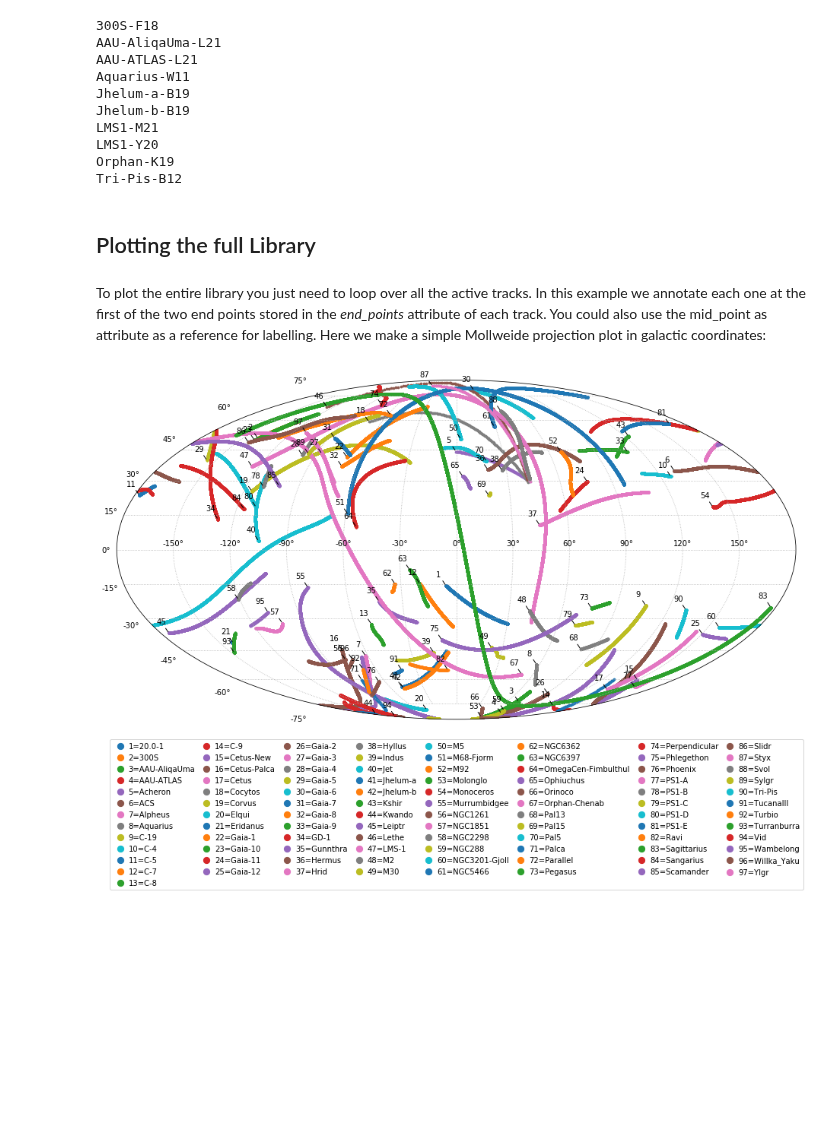
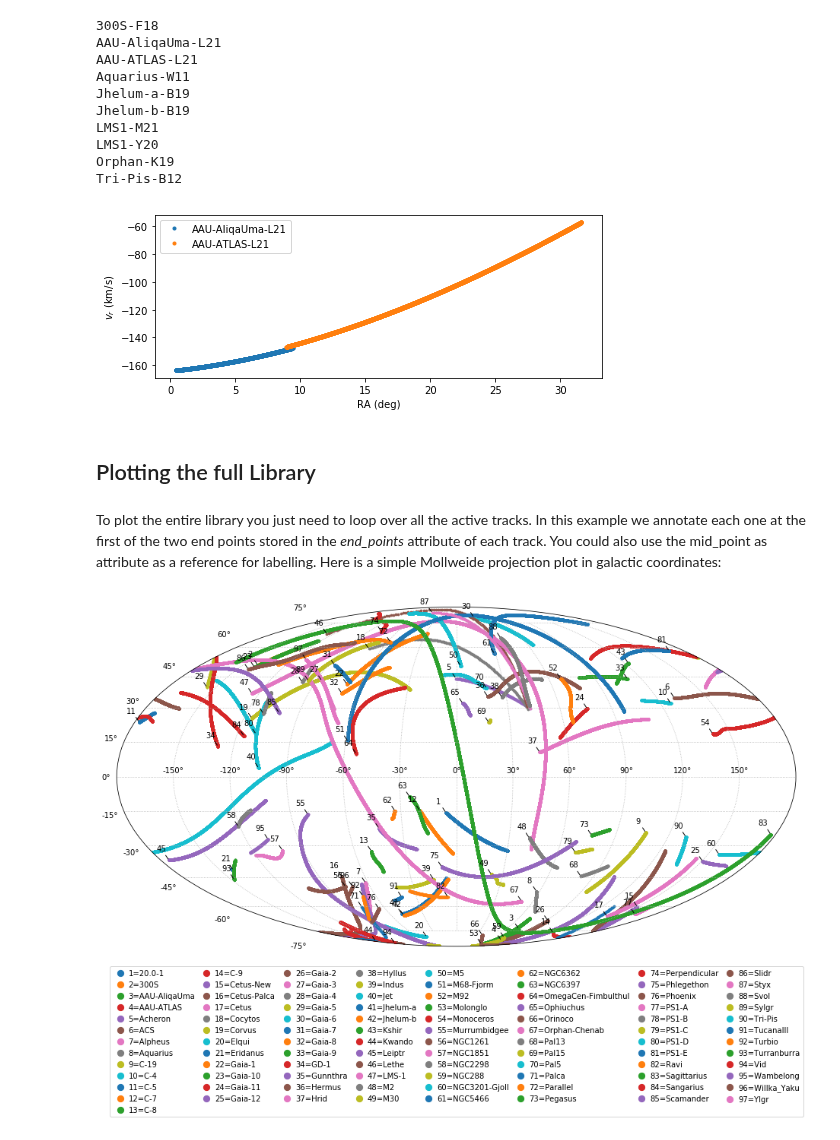
Before and after one commit to cmateu/galstreams, a Jupyter notebook: notebooks/plot_guide_1.ipynb, the cells around one changed output. Saved outputs shown, nothing was run; the diff lists cells and outputs as text; code cells hidden in the pictures; blank space fills up the shorter version.

Commit message:
pole and L track examples

```diff
--- a/notebooks/plot_guide_1.ipynb
+++ b/notebooks/plot_guide_1.ipynb
@@ -139,12 +139,18 @@ Tri-Pis-B12
 # %%
 fig = plt.figure(1,figsize=(8,3))
 ax = fig.add_subplot(111)
-ax.plot(mwsts[st].track.ra,mwsts[st].track.radial_velocity,'')
+for st in ['AAU-AliqaUma-L21','AAU-ATLAS-L21']:
+    ax.plot(mwsts[st].track.ra,mwsts[st].track.radial_velocity,'.', label=st)
+ax.legend()
+ax.set_xlabel('RA (deg)')
+ax.set_ylabel('$v_r$ (km/s)');
+# %% [output]
+[figure, added]
 # %% [markdown]
 Plotting the full Library
 --------------------
 # %% [markdown]
-To plot the entire library you just need to loop over all the active tracks. In this example we annotate each one at the first of the two end points stored in the *end_points* attribute of each track. You could also use the mid_point as attribute as a reference for labelling. Here we make a simple Mollweide projection plot in galactic coordinates:
+To plot the entire library you just need to loop over all the active tracks. In this example we annotate each one at the first of the two end points stored in the *end_points* attribute of each track. You could also use the mid_point as attribute as a reference for labelling. Here is a simple Mollweide projection plot in galactic coordinates:
 # %%
 fig = plt.figure(1,figsize=(16,11))
 ax = fig.add_subplot(111, projection='mollweide')
```
Also changed, not shown: parts of 11 cells of this notebook.
